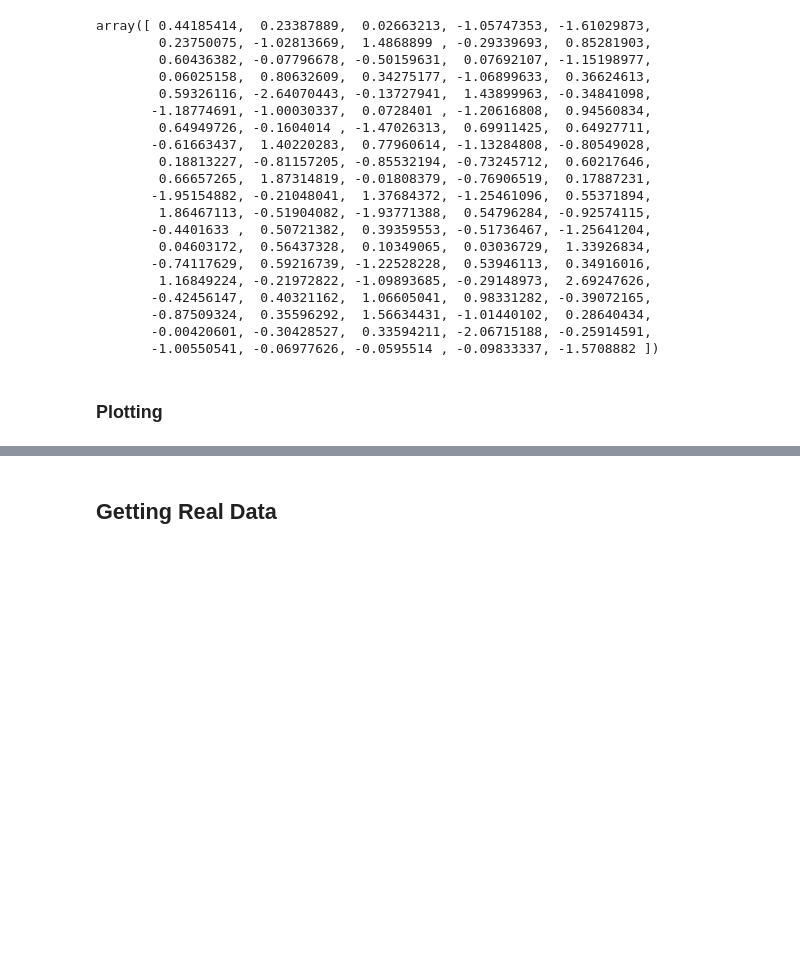
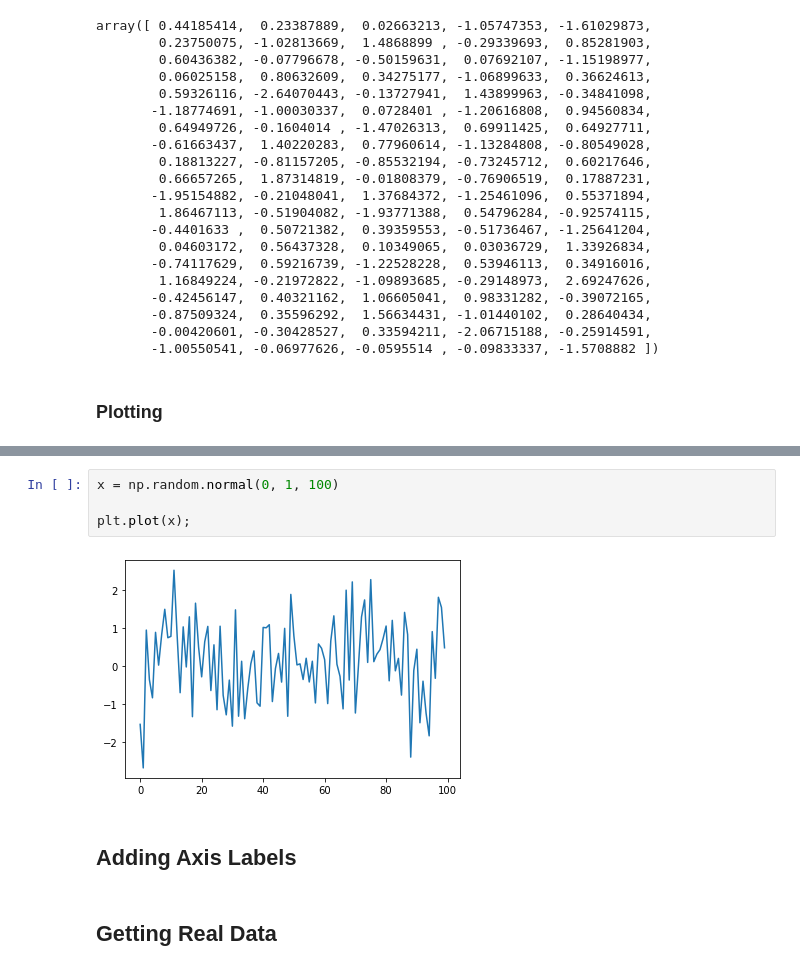
Before and after one commit to hank-butler/hf, a Jupyter notebook: quantopian/ch01-intro_to_research.ipynb, the cells around one changed output, grey strips where cells are left out. Cells and saved outputs as stored; diff of their text form; blank space fills up the shorter version.

```diff
--- a/quantopian/ch01-intro_to_research.ipynb
+++ b/quantopian/ch01-intro_to_research.ipynb
@@ -88,2 +98,10 @@ plt.
+# %%
+x = np.random.normal(0, 1, 100)
+
+plt.plot(x);
+# %% [output]
+[figure, added]
+# %% [markdown]
+## Adding Axis Labels
 # %% [markdown]
 ## Getting Real Data
```
Also changed, not shown: parts of 2 cells of this notebook.
